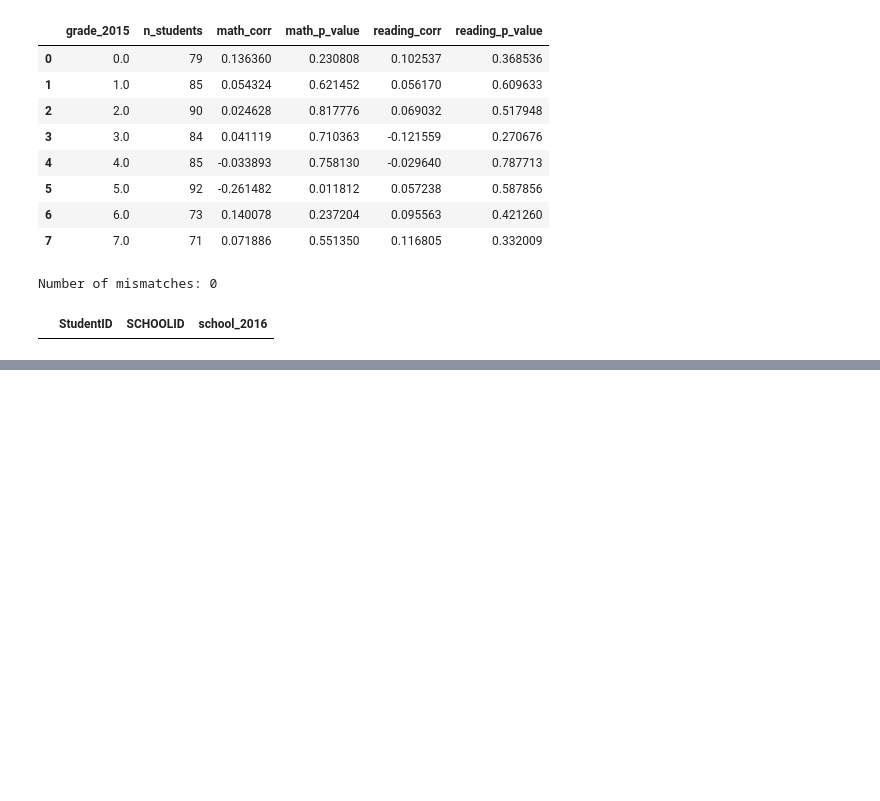
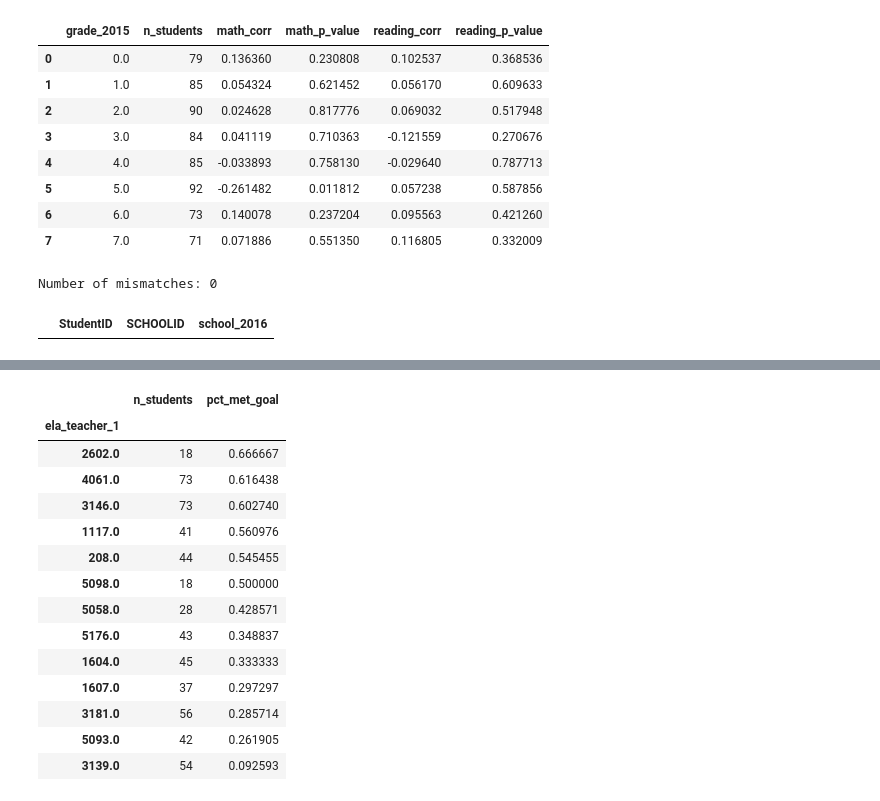
Before and after one commit to aerler101-1/CEMD, a Jupyter notebook: CEMD.ipynb, the cells around one changed output, grey strips where cells are left out. Saved outputs shown, nothing was run; the diff lists cells and outputs as text; code cells hidden in the pictures; blank space fills up the shorter version.

```diff
--- a/CEMD.ipynb
+++ b/CEMD.ipynb
@@ -869,0 +902,29 @@ Number of mismatches: 0
+# %%
+summary = (
+    df.dropna(subset=["met_math_growth", "ela_teacher_1"])
+    .groupby("ela_teacher_1")
+    .agg(
+        n_students=("met_math_growth", "count"),
+        pct_met_goal=("met_math_growth", "mean")
+    )
+    .query("n_students >= 5")
+    .sort_values("pct_met_goal", ascending=False)
+)
+
+display(summary)
+# %% [output]
+|  | n_students | pct_met_goal |
+| ela_teacher_1 |  |  |
+| 2602.0 | 18 | 0.666667 |
+| 4061.0 | 73 | 0.616438 |
+| 3146.0 | 73 | 0.602740 |
+| 1117.0 | 41 | 0.560976 |
+| 208.0 | 44 | 0.545455 |
+| 5098.0 | 18 | 0.500000 |
+| 5058.0 | 28 | 0.428571 |
+| 5176.0 | 43 | 0.348837 |
+| 1604.0 | 45 | 0.333333 |
+| 1607.0 | 37 | 0.297297 |
+| 3181.0 | 56 | 0.285714 |
+| 5093.0 | 42 | 0.261905 |
+| 3139.0 | 54 | 0.092593 |
```
Also changed, not shown: parts of 1 cell of this notebook, 1 other file.
